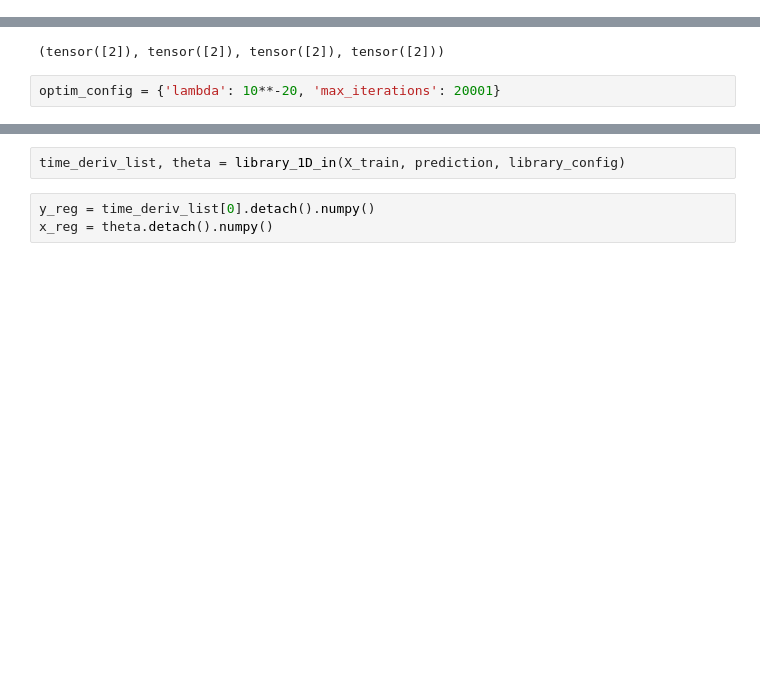
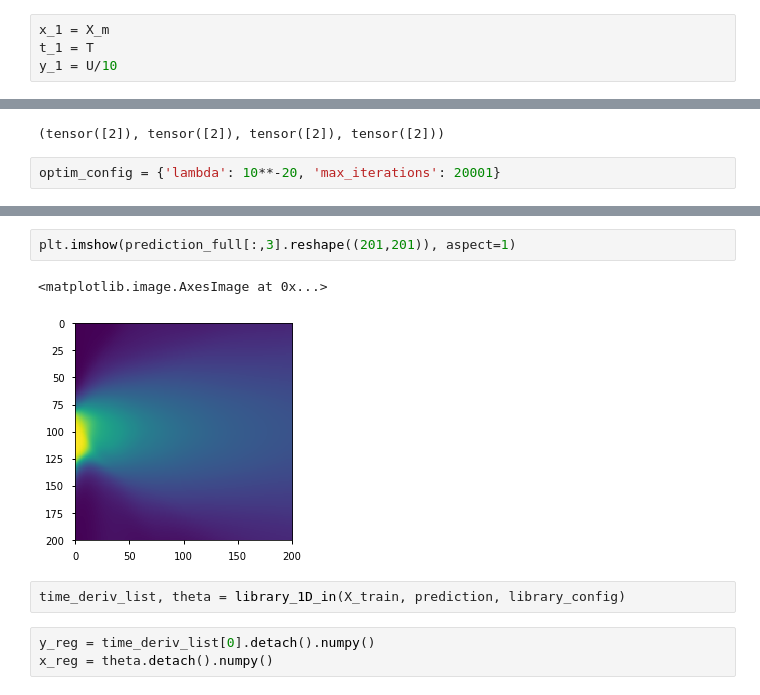
Before and after one commit to akshay-vedi/DeePyMoD_torch, a Jupyter notebook: notebooks/Diffusion_group_sparsity.ipynb, the cells around one changed output, grey strips where cells are left out. Cells and saved outputs as stored; diff of their text form; blank space fills up the shorter version.

```diff
--- a/notebooks/Diffusion_group_sparsity.ipynb
+++ b/notebooks/Diffusion_group_sparsity.ipynb
@@ -56,3 +79,7 @@ y_4 = usol_4[:,:,2]
+# %%
+x_1 = X_m
+t_1 = T
+y_1 = U/10
 # %% [markdown]
 y= y.reshape((y.size, 1)).astype('float32')
 # %%
@@ -185,3 +202,8 @@ prediction = network(X_train)
+# %%
+plt.imshow(prediction_full[:,3].reshape((201,201)), aspect=1)
+# %% [output]
+<matplotlib.image.AxesImage at 0x...>
+[figure, added]
 # %%
 time_deriv_list, theta = library_1D_in(X_train, prediction, library_config)
 # %%
```
Also changed, not shown: parts of 31 cells of this notebook, 21 other files.
